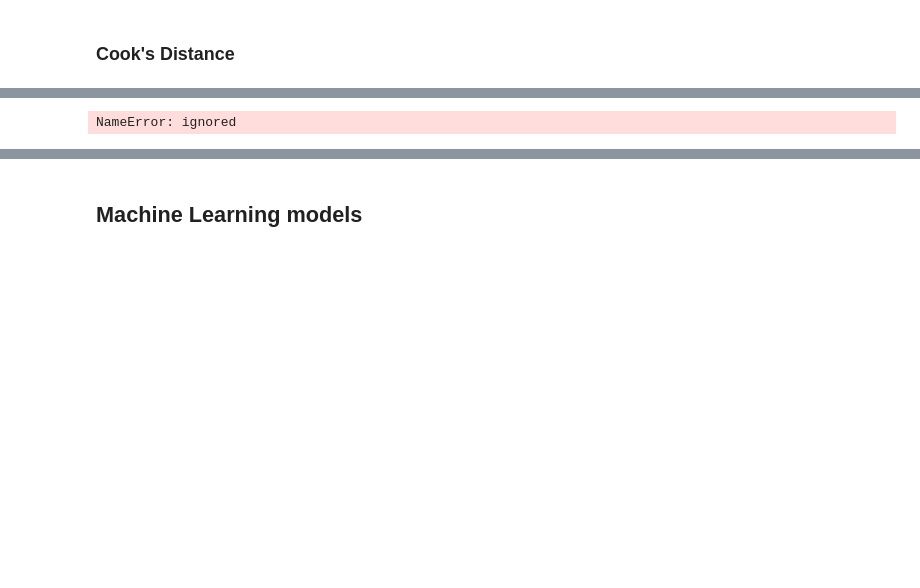
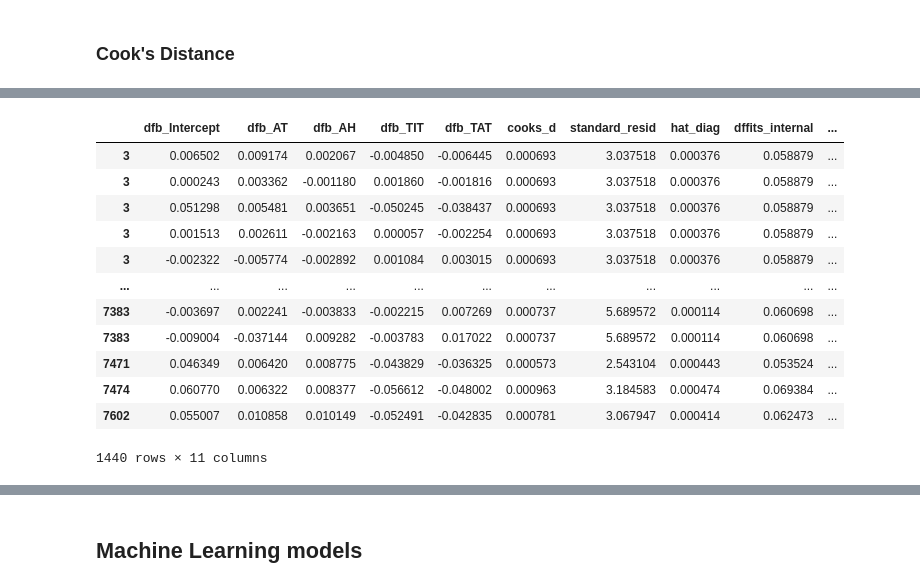
Before and after one commit to Chinmaya-3141/Machine-Learning-Emission-Data, a Jupyter notebook: 25_01_2023_MSE_Presentation_File.ipynb, the cells around one changed output, grey strips where cells are left out. Cells and saved outputs as stored; diff of their text form; code cells hidden in the pictures; blank space fills up the shorter version.

```diff
--- a/25_01_2023_MSE_Presentation_File.ipynb
+++ b/25_01_2023_MSE_Presentation_File.ipynb
@@ -409,7 +466,7 @@ plt.savefig('error-dist-NOx.png')
 # %% [markdown]
 ### Multiple Linear Regression with relevant variables
 # %%
-r_co_final_combined = sm.ols(formula='CO~AT+AH+TIT+TAT+TEY',\
+r_co_final_combined = sm.ols(formula='CO~AT+AH+TIT+TAT',\
                              data = data_2015[['AT','AP','AH','TIT','TAT']+['CO']])
 result_co = r_co_final_combined.fit()
 print(result_co.summary())
@@ -446,0 +520,2 @@ inf = influence(result_final_new)
+# %%
+inf1 = influence(result_co)
@@ -464,6 +556,18 @@ inf.cooks_distance
 # %%
 # Something needs to be changed here
 
-inf.summary_frame()[inf.summary_frame()['cooks_d']>=4/7384]
+inf1.summary_frame()[inf1.summary_frame()['cooks_d']>=4/7384]
 # %% [output]
+|  | dfb_Intercept | dfb_AT | dfb_AH | dfb_TIT | dfb_TAT | cooks_d | standard_resid | hat_diag | dffits_internal | ... |
+| 3 | 0.006502 | 0.009174 | 0.002067 | -0.004850 | -0.006445 | 0.000693 | 3.037518 | 0.000376 | 0.058879 | ... |
+| 3 | 0.000243 | 0.003362 | -0.001180 | 0.001860 | -0.001816 | 0.000693 | 3.037518 | 0.000376 | 0.058879 | ... |
+| 3 | 0.051298 | 0.005481 | 0.003651 | -0.050245 | -0.038437 | 0.000693 | 3.037518 | 0.000376 | 0.058879 | ... |
+| 3 | 0.001513 | 0.002611 | -0.002163 | 0.000057 | -0.002254 | 0.000693 | 3.037518 | 0.000376 | 0.058879 | ... |
+| 3 | -0.002322 | -0.005774 | -0.002892 | 0.001084 | 0.003015 | 0.000693 | 3.037518 | 0.000376 | 0.058879 | ... |
+| ... | ... | ... | ... | ... | ... | ... | ... | ... | ... | ... |
+| 7383 | -0.003697 | 0.002241 | -0.003833 | -0.002215 | 0.007269 | 0.000737 | 5.689572 | 0.000114 | 0.060698 | ... |
+| 7383 | -0.009004 | -0.037144 | 0.009282 | -0.003783 | 0.017022 | 0.000737 | 5.689572 | 0.000114 | 0.060698 | ... |
+| 7471 | 0.046349 | 0.006420 | 0.008775 | -0.043829 | -0.036325 | 0.000573 | 2.543104 | 0.000443 | 0.053524 | ... |
+| 7474 | 0.060770 | 0.006322 | 0.008377 | -0.056612 | -0.048002 | 0.000963 | 3.184583 | 0.000474 | 0.069384 | ... |
+| 7602 | 0.055007 | 0.010858 | 0.010149 | -0.052491 | -0.042835 | 0.000781 | 3.067947 | 0.000414 | 0.062473 | ... |
-NameError: ignored
+1440 rows × 11 columns
```
Also changed, not shown: parts of 47 cells of this notebook.
